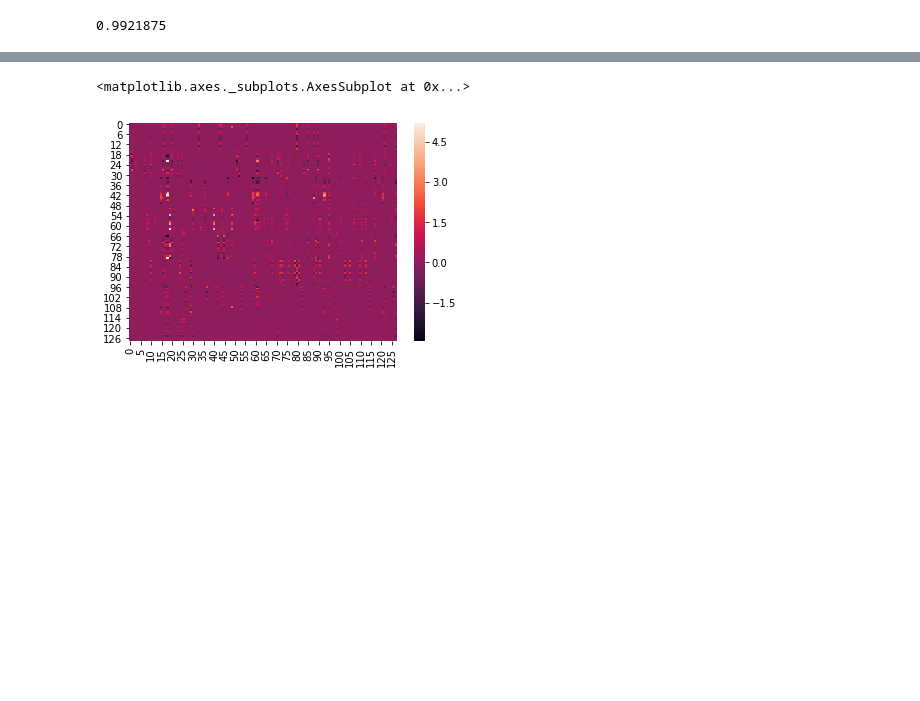
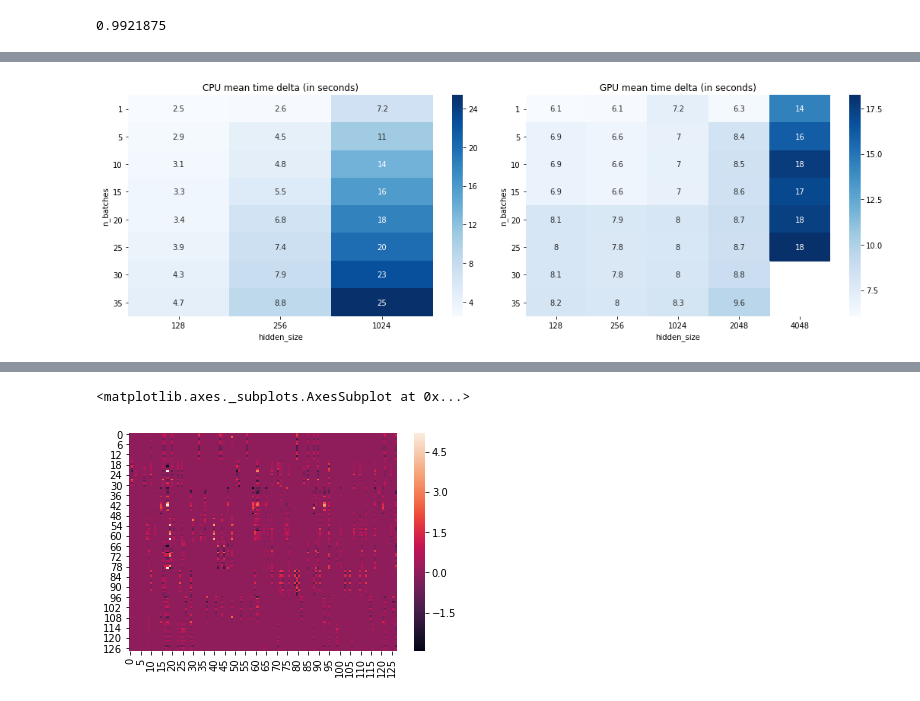
Before and after one commit to EgorDudyrev/Speach_Synthesizer, a Jupyter notebook: notebooks/ed-2019.05.20-Final_model1.ipynb, the cells around one changed output, grey strips where cells are left out. Saved outputs shown, nothing was run; the diff lists cells and outputs as text; code cells hidden in the pictures; blank space fills up the shorter version.

```diff
--- a/notebooks/ed-2019.05.20-Final_model1.ipynb
+++ b/notebooks/ed-2019.05.20-Final_model1.ipynb
@@ -238,0 +419,18 @@ If you're reading this message in another frontend (for example, a static render
+# %%
+plt.figure(figsize=(15,5))
+plt.subplot(121)
+cds = res_ds[res_ds['device']=='CPU'].pivot_table(index='n_batches',columns='hidden_size', values='time_delta_seconds', aggfunc='mean')
+sns.heatmap(cds, cmap='Blues', annot=True)
+plt.title('CPU mean time delta (in seconds)')
+plt.yticks(rotation=0)
+
+plt.subplot(122)
+cds = res_ds[res_ds['device']=='GPU'].pivot_table(index='n_batches',columns='hidden_size', values='time_delta_seconds', aggfunc='mean')
+sns.heatmap(cds, cmap='Blues', annot=True)
+plt.title('GPU mean time delta (in seconds)')
+plt.yticks(rotation=0)
+
+plt.tight_layout()
+plt.show()
+# %% [output]
+[figure, added]
```
Also changed, not shown: parts of 66 cells of this notebook, 1 other file.
